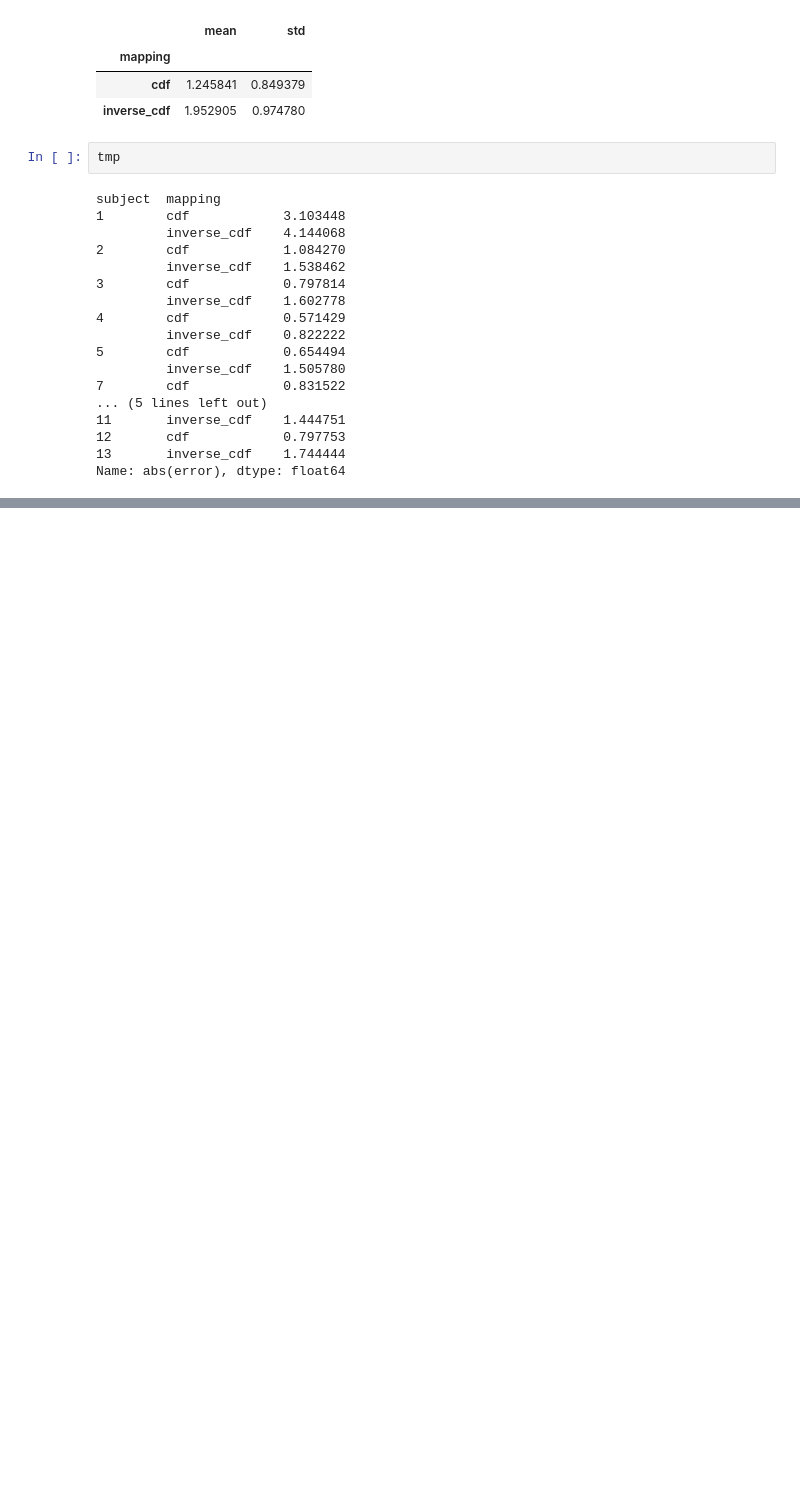
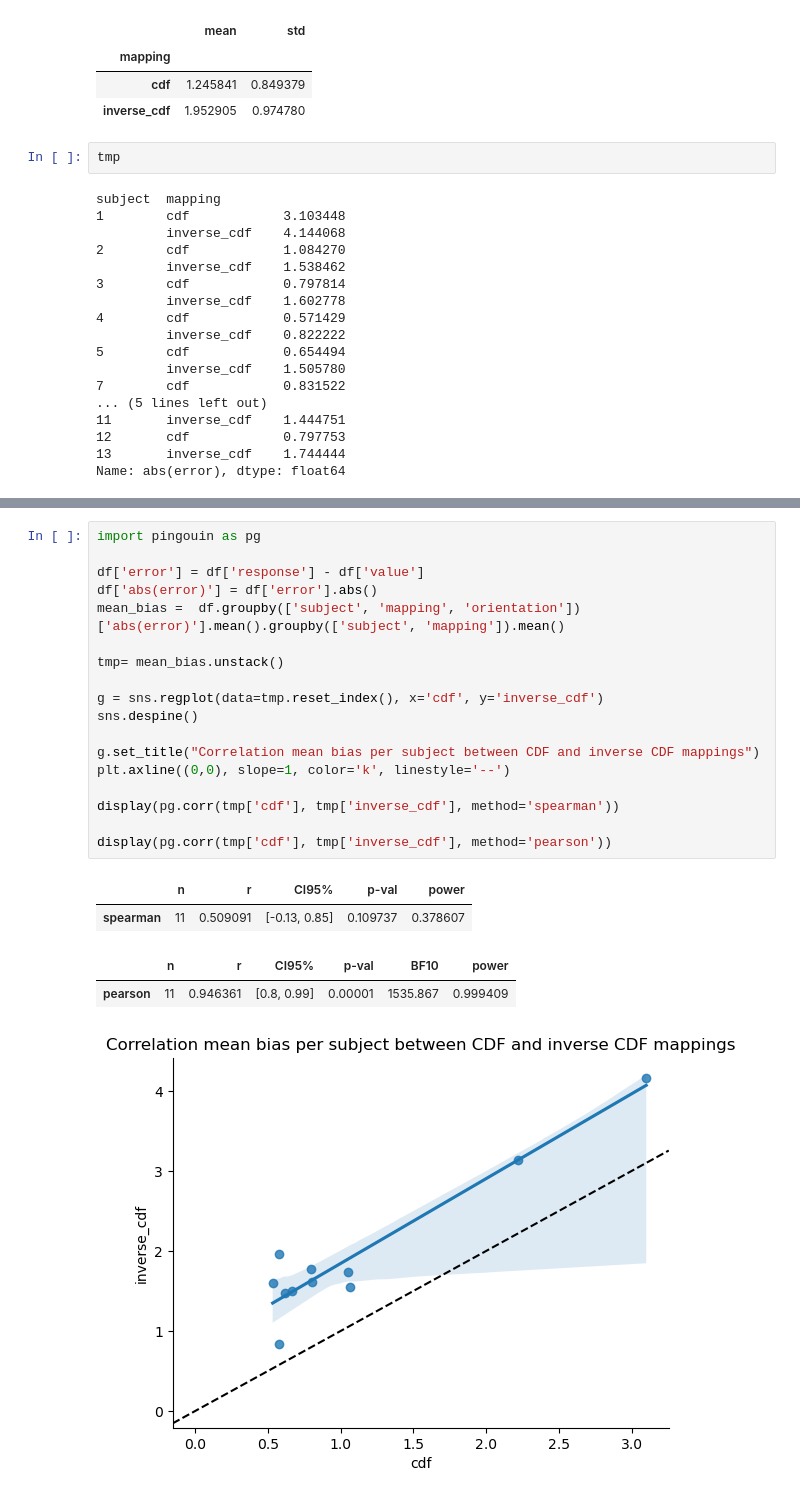
Before and after one commit to Gilles86/abstract_values, a Jupyter notebook: notebooks/pilot_analys.ipynb, the cells around one changed output, grey strips where cells are left out. Saved outputs shown, nothing was run; the diff lists cells and outputs as text; blank space fills up the shorter version.

```diff
--- a/notebooks/pilot_analys.ipynb
+++ b/notebooks/pilot_analys.ipynb
@@ -263,0 +259,24 @@ Name: abs(error), dtype: float64
+# %%
+import pingouin as pg
+
+df['error'] = df['response'] - df['value']
+df['abs(error)'] = df['error'].abs()
+mean_bias =  df.groupby(['subject', 'mapping', 'orientation'])['abs(error)'].mean().groupby(['subject', 'mapping']).mean()
+
+tmp= mean_bias.unstack()
+
+g = sns.regplot(data=tmp.reset_index(), x='cdf', y='inverse_cdf')
+sns.despine()
+
+g.set_title("Correlation mean bias per subject between CDF and inverse CDF mappings")
+plt.axline((0,0), slope=1, color='k', linestyle='--')
+
+display(pg.corr(tmp['cdf'], tmp['inverse_cdf'], method='spearman'))
+
+display(pg.corr(tmp['cdf'], tmp['inverse_cdf'], method='pearson'))
+# %% [output]
+|  | n | r | CI95% | p-val | power |
+| spearman | 11 | 0.509091 | [-0.13, 0.85] | 0.109737 | 0.378607 |
+|  | n | r | CI95% | p-val | BF10 | power |
+| pearson | 11 | 0.946361 | [0.8, 0.99] | 0.00001 | 1535.867 | 0.999409 |
+[figure, added]
```
Also changed, not shown: parts of 14 cells of this notebook, 36 other files.
